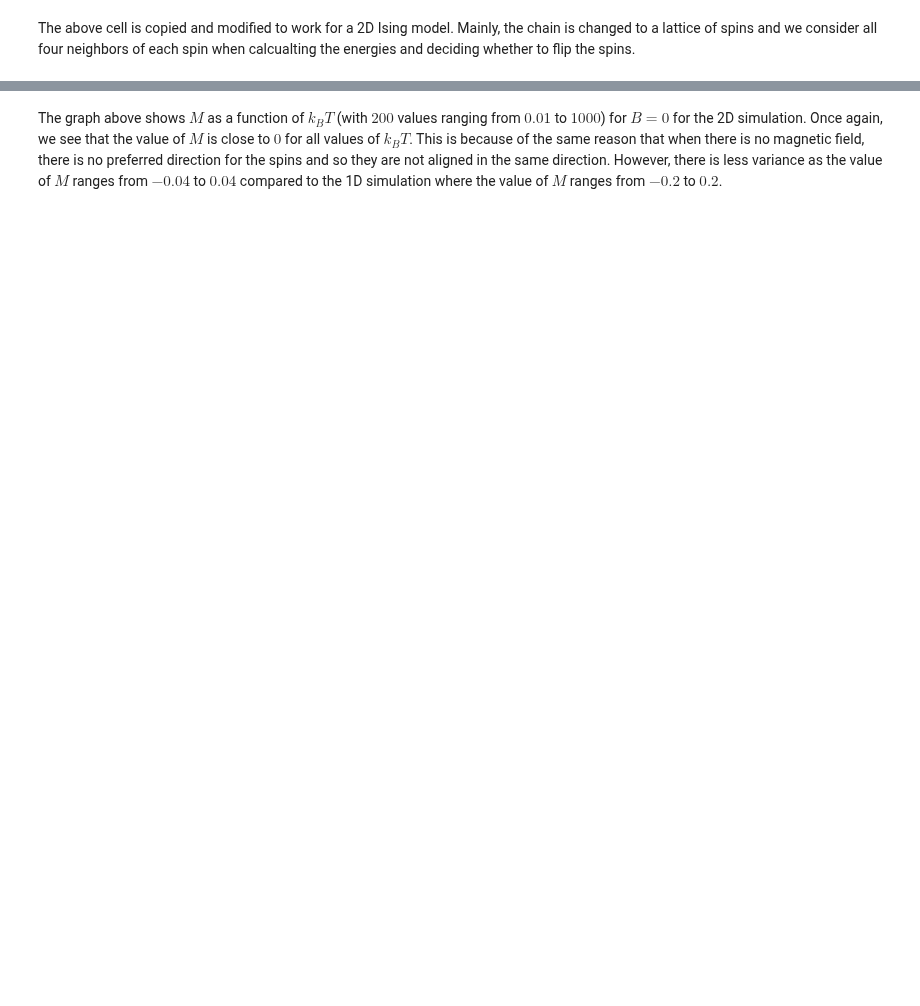
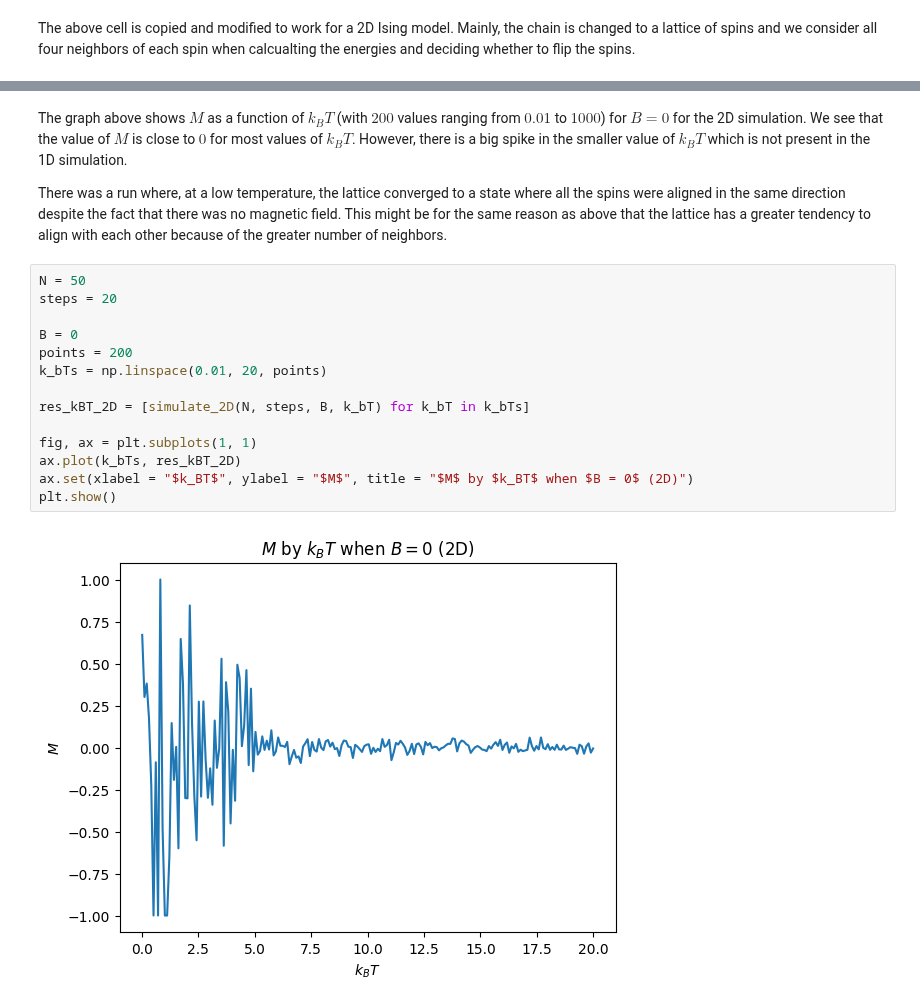
Before and after one commit to vibilanj/cmps, a Jupyter notebook: homework/Ising_Model.ipynb, the cells around one changed output, grey strips where cells are left out. Cells and saved outputs as stored; diff of their text form; blank space fills up the shorter version.

```diff
--- a/homework/Ising_Model.ipynb
+++ b/homework/Ising_Model.ipynb
@@ -338,2 +340,20 @@ plt.show()
 # %% [markdown]
-The graph above shows $M$ as a function of $k_BT$ (with $200$ values ranging from $0.01$ to $1000$) for $B = 0$ for the 2D simulation. Once again, we see that the value of $M$ is close to $0$ for all values of $k_BT$. This is because of the same reason that when there is no magnetic field, there is no preferred direction for the spins and so they are not aligned in the same direction. However, there is less variance as the value of $M$ ranges from $-0.04$ to $0.04$ compared to the 1D simulation where the value of $M$ ranges from $-0.2$ to $0.2$.
+The graph above shows $M$ as a function of $k_BT$ (with $200$ values ranging from $0.01$ to $1000$) for $B = 0$ for the 2D simulation. We see that the value of $M$ is close to $0$ for most values of $k_BT$. However, there is a big spike in the smaller value of $k_BT$ which is not present in the 1D simulation.
+
+There was a run where, at a low temperature, the lattice converged to a state where all the spins were aligned in the same direction despite the fact that there was no magnetic field. This might be for the same reason as above that the lattice has a greater tendency to align with each other because of the greater number of neighbors.
+# %%
+N = 50
+steps = 20
+
+B = 0
+points = 200
+k_bTs = np.linspace(0.01, 20, points)
+
+res_kBT_2D = [simulate_2D(N, steps, B, k_bT) for k_bT in k_bTs]
+
+fig, ax = plt.subplots(1, 1)
+ax.plot(k_bTs, res_kBT_2D)
+ax.set(xlabel = "$k_BT$", ylabel = "$M$", title = "$M$ by $k_BT$ when $B = 0$ (2D)")
+plt.show()
+# %% [output]
+[figure, added]
```
Also changed, not shown: parts of 10 cells of this notebook, 1 other file.
